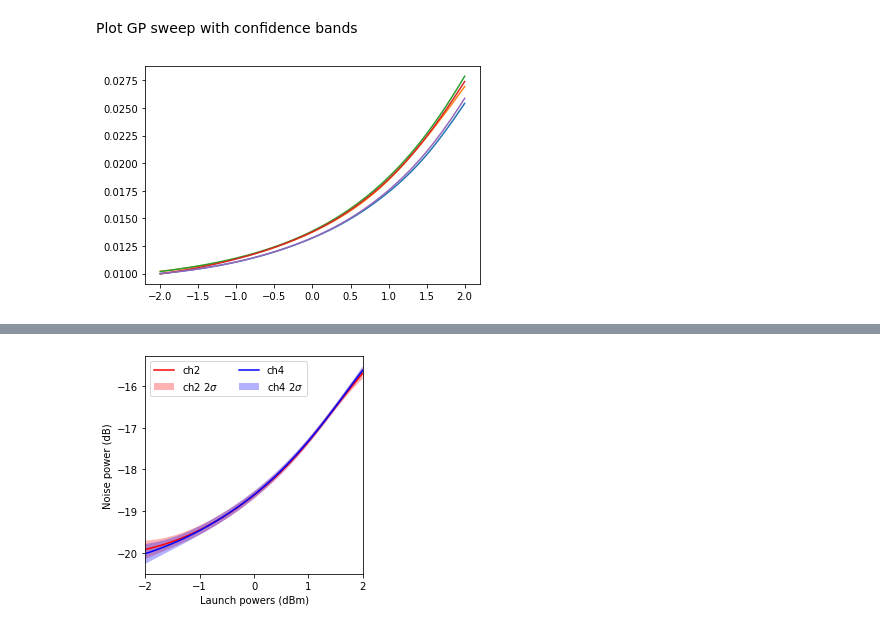
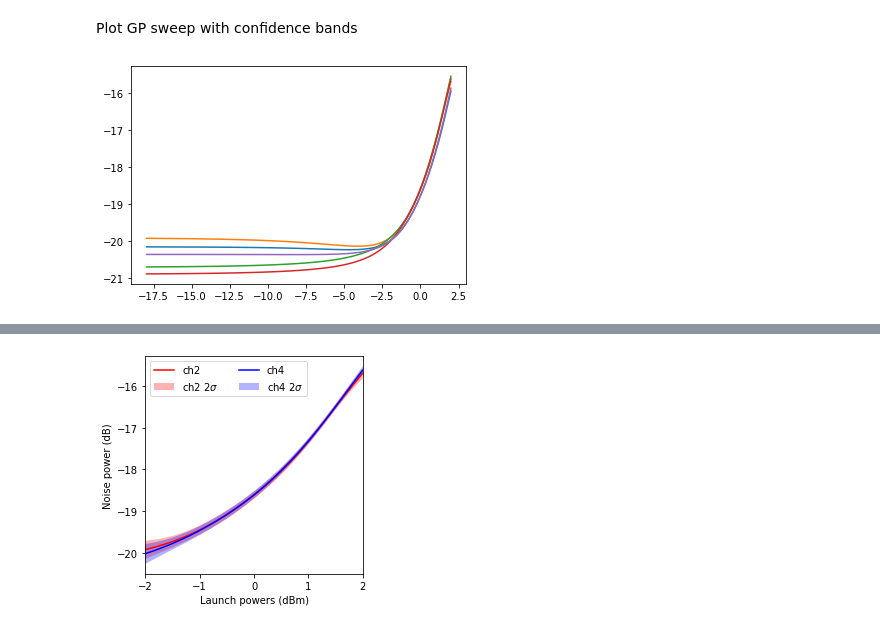
Before and after one commit to joshnevin/nli_ml, a Jupyter notebook: data_vis.ipynb, the cells around one changed output, grey strips where cells are left out. Saved outputs shown, nothing was run; the diff lists cells and outputs as text; code cells hidden in the pictures.

```diff
--- a/data_vis.ipynb
+++ b/data_vis.ipynb
@@ -156,7 +165,8 @@ plt.show()
 Plot GP sweep with confidence bands
 # %%
 arr = np.zeros([100,5])
-x_pred = np.linspace(db2lin(-2.0), db2lin(2.0), 100)
+# x_pred = np.linspace(db2lin(-2.0), db2lin(2.0), 100)
+x_pred = np.linspace(0, db2lin(2.0), 100)
 arr[:,0] = x_pred
 arr[:,1] = x_pred
 arr[:,2] = x_pred
@@ -182,10 +192,10 @@ ch5_sweep, ch5_sweep_confn, ch5_sweep_confp = convert_to_db_gpe_plots(gp_preds.m
 # %%
 x_pred_dbm = lin2db(x_pred)
-plt.plot(x_pred_dbm, gp_preds.mean[0])
-plt.plot(x_pred_dbm, gp_preds.mean[1])
-plt.plot(x_pred_dbm, gp_preds.mean[2])
-plt.plot(x_pred_dbm, gp_preds.mean[3])
-plt.plot(x_pred_dbm, gp_preds.mean[4])
+plt.plot(x_pred_dbm, lin2db(gp_preds.mean[0]))
+plt.plot(x_pred_dbm, lin2db(gp_preds.mean[1]))
+plt.plot(x_pred_dbm, lin2db(gp_preds.mean[2]))
+plt.plot(x_pred_dbm, lin2db(gp_preds.mean[3]))
+plt.plot(x_pred_dbm, lin2db(gp_preds.mean[4]))
 plt.show()
 # %% [output]
-[figure, old version]
+[figure, new version]
```
Also changed, not shown: parts of 32 cells of this notebook, 1 other file.
